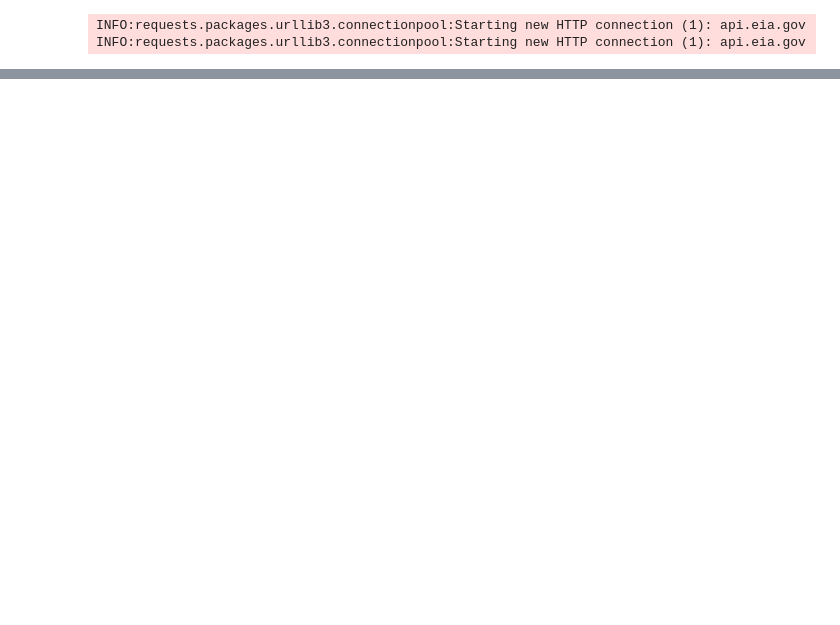
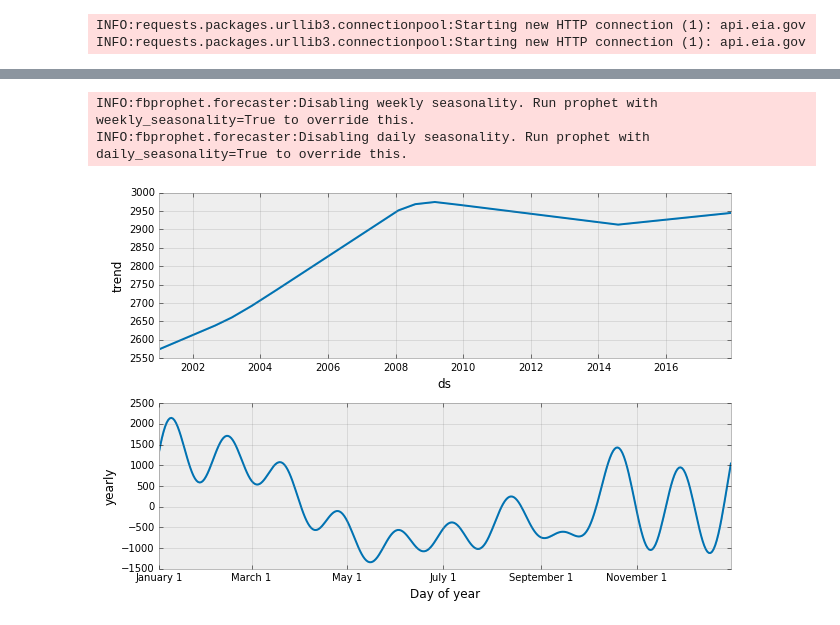
Before and after one commit to johnmrudolph/jupyter_blog, a Jupyter notebook: declining_wa_consumption.ipynb, the cells around one changed output, grey strips where cells are left out. Cells and saved outputs as stored; diff of their text form; code cells hidden in the pictures; blank space fills up the shorter version.

```diff
--- a/declining_wa_consumption.ipynb
+++ b/declining_wa_consumption.ipynb
@@ -196,0 +210,17 @@ plt.show()
+# %%
+# Prophet requires independent (y) and Datetime (ds) inputs vars in dataframe
+df = pd.DataFrame(columns=['y','ds'])
+df['ds'] = wa_sales.index
+df['y'] = wa_sales['ELEC.SALES.WA-RES.M'].values
+
+# fit the prophet model
+m = Prophet().fit(df)
+# specifying a mothly frequency for the input series
+future = m.make_future_dataframe(periods=0, freq='M')
+fcst = m.predict(future)
+fcst.index = fcst['ds'].values
+comp_plot = m.plot_components(fcst)
+# %% [output]
+INFO:fbprophet.forecaster:Disabling weekly seasonality. Run prophet with weekly_seasonality=True to override this.
+INFO:fbprophet.forecaster:Disabling daily seasonality. Run prophet with daily_seasonality=True to override this.
+[figure, added]
```
Also changed, not shown: parts of 46 cells of this notebook, 2 other files.
